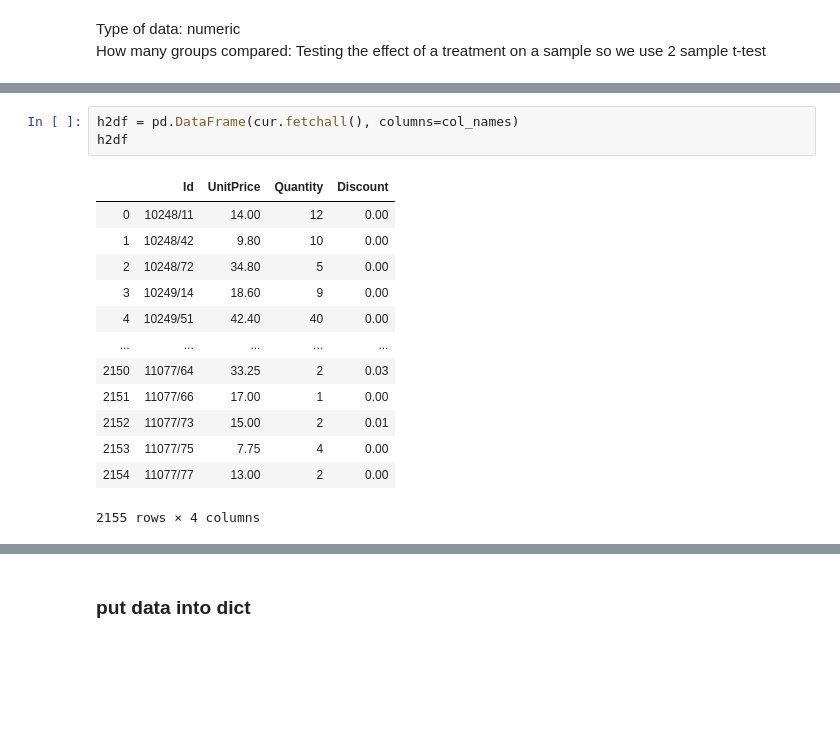
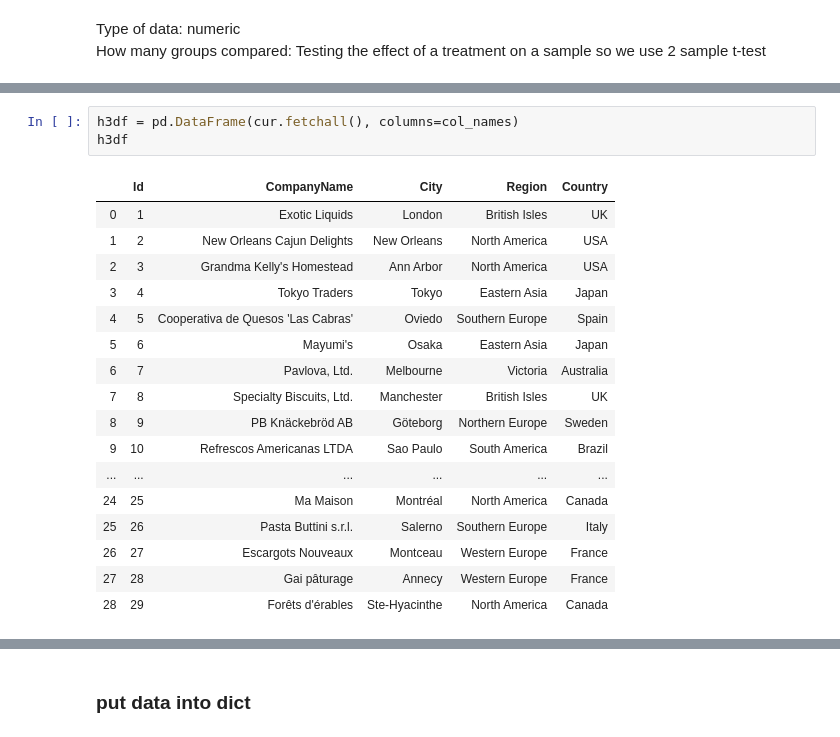
Before and after one commit to alexanderjohnny/hypothesis_testing_workflow_python, a Jupyter notebook: ALEX_BEAT_student.ipynb, the cells around one changed output, grey strips where cells are left out. Drawn from its saved outputs; the diff is of its cells as text; blank space fills up the shorter version.

```diff
--- a/ALEX_BEAT_student.ipynb
+++ b/ALEX_BEAT_student.ipynb
@@ -815,17 +858,21 @@ col_names
 # %%
-h2df = pd.DataFrame(cur.fetchall(), columns=col_names)
-h2df
+h3df = pd.DataFrame(cur.fetchall(), columns=col_names)
+h3df
 # %% [output]
-|  | Id | UnitPrice | Quantity | Discount |
-| 0 | 10248/11 | 14.00 | 12 | 0.00 |
-| 1 | 10248/42 | 9.80 | 10 | 0.00 |
-| 2 | 10248/72 | 34.80 | 5 | 0.00 |
-| 3 | 10249/14 | 18.60 | 9 | 0.00 |
-| 4 | 10249/51 | 42.40 | 40 | 0.00 |
-| ... | ... | ... | ... | ... |
-| 2150 | 11077/64 | 33.25 | 2 | 0.03 |
-| 2151 | 11077/66 | 17.00 | 1 | 0.00 |
-| 2152 | 11077/73 | 15.00 | 2 | 0.01 |
-| 2153 | 11077/75 | 7.75 | 4 | 0.00 |
-| 2154 | 11077/77 | 13.00 | 2 | 0.00 |
+|  | Id | CompanyName | City | Region | Country |
+| 0 | 1 | Exotic Liquids | London | British Isles | UK |
+| 1 | 2 | New Orleans Cajun Delights | New Orleans | North America | USA |
+| 2 | 3 | Grandma Kelly's Homestead | Ann Arbor | North America | USA |
+| 3 | 4 | Tokyo Traders | Tokyo | Eastern Asia | Japan |
+| 4 | 5 | Cooperativa de Quesos 'Las Cabras' | Oviedo | Southern Europe | Spain |
+| 5 | 6 | Mayumi's | Osaka | Eastern Asia | Japan |
+| 6 | 7 | Pavlova, Ltd. | Melbourne | Victoria | Australia |
+| 7 | 8 | Specialty Biscuits, Ltd. | Manchester | British Isles | UK |
+| 8 | 9 | PB Knäckebröd AB | Göteborg | Northern Europe | Sweden |
+| 9 | 10 | Refrescos Americanas LTDA | Sao Paulo | South America | Brazil |
+| ... | ... | ... | ... | ... | ... |
+| 24 | 25 | Ma Maison | Montréal | North America | Canada |
+| 25 | 26 | Pasta Buttini s.r.l. | Salerno | Southern Europe | Italy |
+| 26 | 27 | Escargots Nouveaux | Montceau | Western Europe | France |
+| 27 | 28 | Gai pâturage | Annecy | Western Europe | France |
+| 28 | 29 | Forêts d'érables | Ste-Hyacinthe | North America | Canada |
-2155 rows × 4 columns
```
Also changed, not shown: parts of 13 cells of this notebook.
